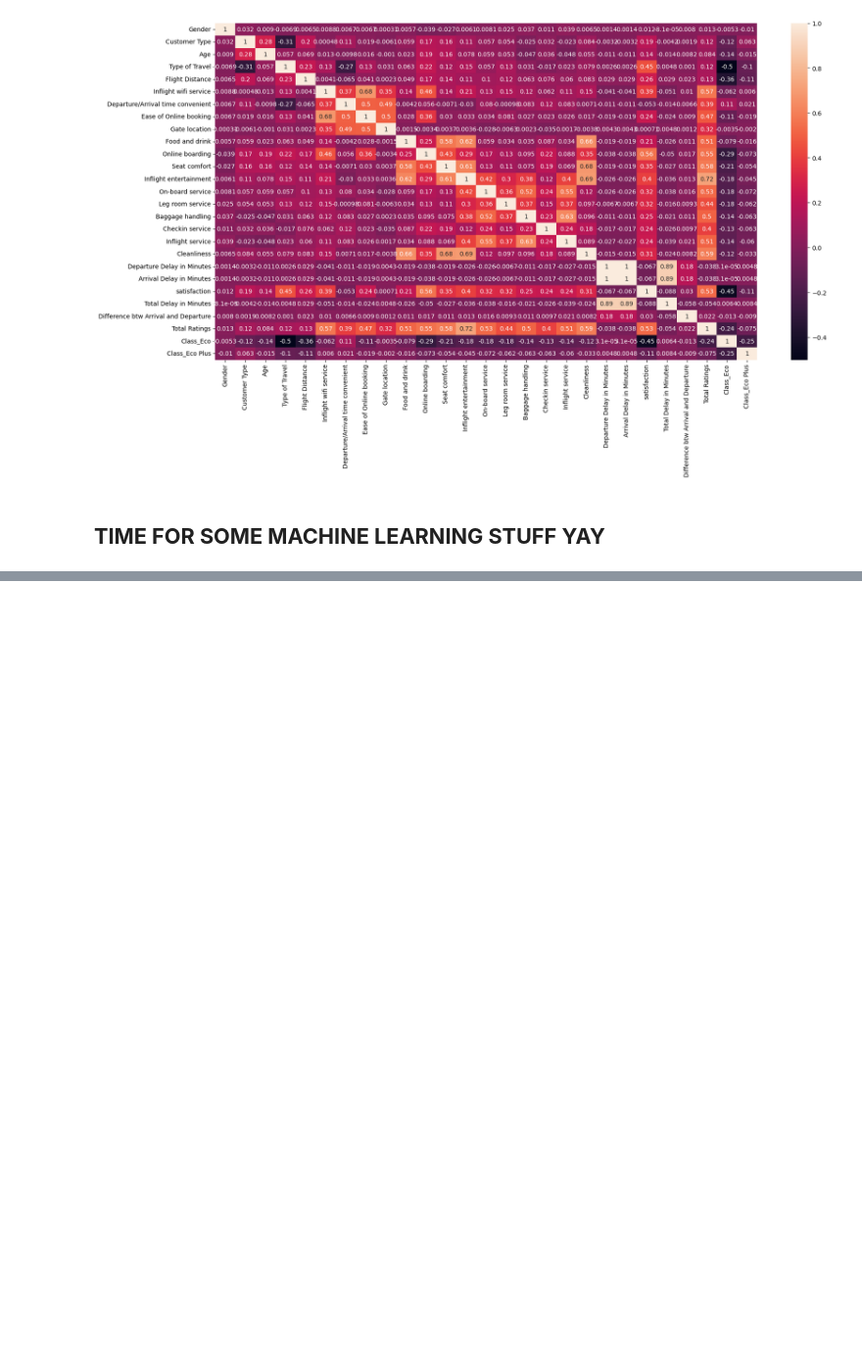
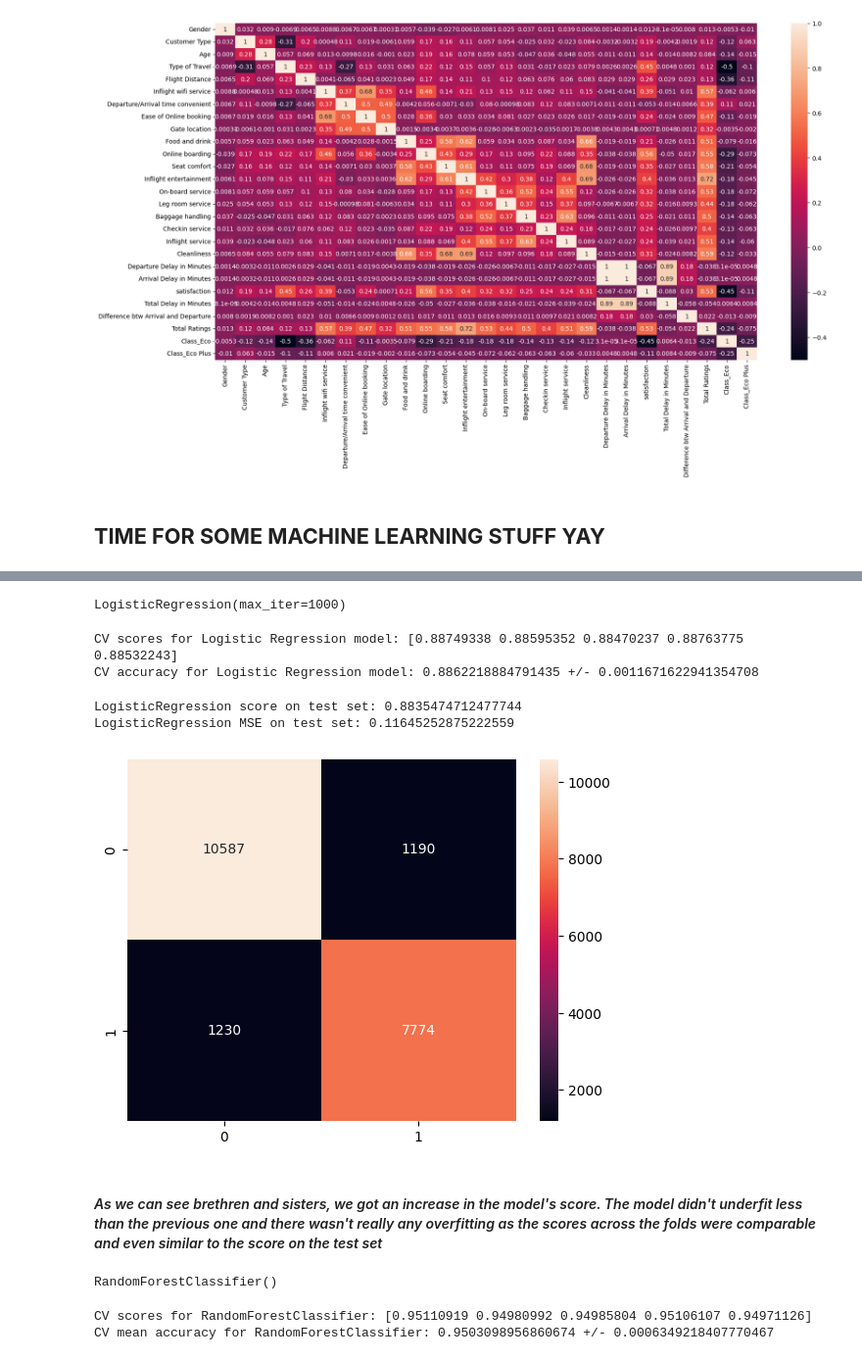
Before and after one commit to adebola-duf/Airline-Passenger-Satisfaction, a Jupyter notebook: main.ipynb, the cells around one changed output, grey strips where cells are left out. Shown at 98% size. Drawn from its saved outputs; the diff is of its cells as text; code cells hidden in the pictures; blank space fills up the shorter version.

Commit message:
Baseline Models after EDA

```diff
--- a/main.ipynb
+++ b/main.ipynb
@@ -1233,0 +1258,10 @@ train_df.drop(columns=['Arrival Delay in Minutes', 'Departure Delay in Minutes']
+# %%
+sscaler = StandardScaler()
+X = sscaler.fit_transform(X)
+# %%
+X_train, X_test, y_train, y_test = train_test_split(X, y, test_size=.2, random_state=20082005)
+# %%
+logit_reg2 = LogisticRegression(max_iter=1000)
+logit_reg2.fit(X_train, y_train)
+# %% [output]
+LogisticRegression(max_iter=1000)
@@ -1233,0 +1271,22 @@ train_df.drop(columns=['Arrival Delay in Minutes', 'Departure Delay in Minutes']
+# %%
+y_test_pred = logit_reg2.predict(X_test)
+print(f'CV scores for Logistic Regression model: {scores_logit_reg2}')
+print(f'CV accuracy for Logistic Regression model: {np.mean(scores_logit_reg2)} +/- {np.std(scores_logit_reg2)}')
+# %% [output]
+CV scores for Logistic Regression model: [0.88749338 0.88595352 0.88470237 0.88763775 0.88532243]
+CV accuracy for Logistic Regression model: 0.8862218884791435 +/- 0.0011671622941354708
+# %%
+sns.heatmap(confusion_matrix(y_test, y_test_pred), annot=True, fmt='.5g')
+print(f'LogisticRegression score on test set: {logit_reg2.score(X_test, y_test)}')
+print(f'LogisticRegression MSE on test set: {mean_squared_error(y_test, y_test_pred)}')
+# %% [output]
+LogisticRegression score on test set: 0.8835474712477744
+LogisticRegression MSE on test set: 0.11645252875222559
+[figure, added]
+# %% [markdown]
+#### _As we can see brethren and sisters, we got an increase in the model's score. The model didn't underfit less than the previous one and there wasn't really any overfitting as the scores across the folds were comparable and even similar to the score on the test set_
+# %%
+random_forestclf2 = RandomForestClassifier()
+random_forestclf2.fit(X_train, y_train)
+# %% [output]
+RandomForestClassifier()
@@ -1233,0 +1297,7 @@ train_df.drop(columns=['Arrival Delay in Minutes', 'Departure Delay in Minutes']
+# %%
+y_test_pred = random_forestclf2.predict(X_test)
+print(f'CV scores for RandomForestClassifier: {scores_randomforest2}')
+print(f'CV mean accuracy for RandomForestClassifier: {np.mean(scores_randomforest2)} +/- {np.std(scores_randomforest2)}')
+# %% [output]
+CV scores for RandomForestClassifier: [0.95110919 0.94980992 0.94985804 0.95106107 0.94971126]
+CV mean accuracy for RandomForestClassifier: 0.9503098956860674 +/- 0.0006349218407770467
```
Also changed, not shown: parts of 12 cells of this notebook.
